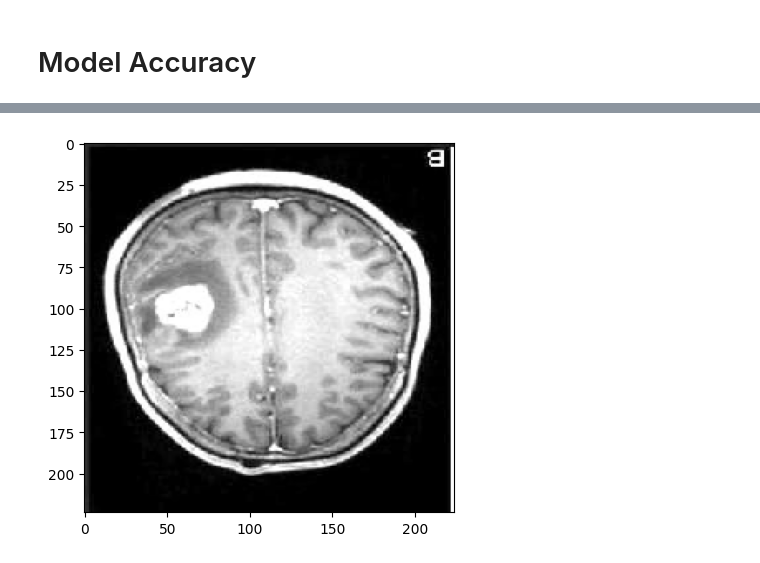
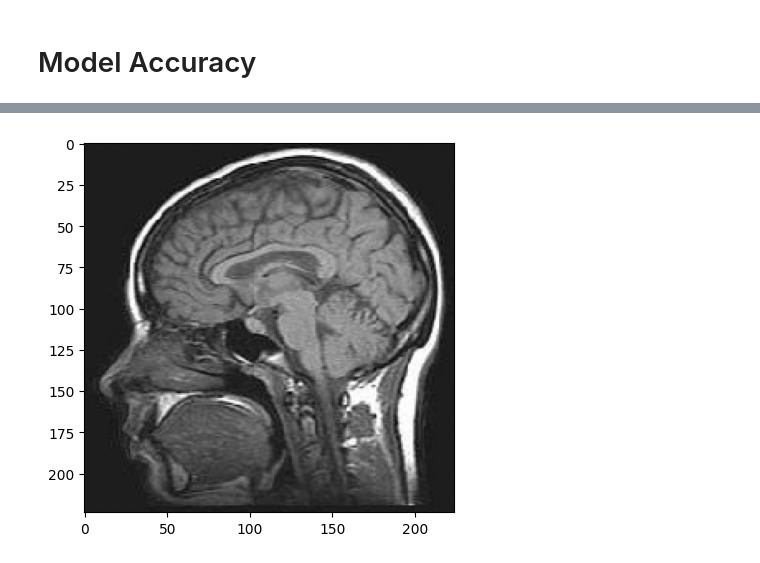
Before and after one commit to AnushkaSamaranayake/Cancer-Detection-using-Deep-Learning, a Jupyter notebook: cancer-detection-mobilenet.ipynb, the cells around one changed output, grey strips where cells are left out. Drawn from its saved outputs; the diff is of its cells as text; code cells hidden in the pictures.

```diff
--- a/cancer-detection-mobilenet.ipynb
+++ b/cancer-detection-mobilenet.ipynb
@@ -245,12 +257,10 @@ def inputImage(path):
     output : Image
     '''
 
-    img = load_img(path, target_size=(224,224))
-    input_arr = img_to_array(img)/255.0
-    input_arr = np.expand_dims(input_arr, axis=0)
+    img = image.load_img(path, target_size=(224,224))
 
-    plt.imshow(input_arr[0])
-    plt.show()
+    i = image.img_to_array(img)/255
+    input_arr = np.expand_dims(i, axis=0)
 
     return input_arr
 # %%
@@ -262,11 +272,17 @@ def inputImage(path):
 # input_arr = np.expand_dims(input_arr, axis=0)
 # plt.imshow(input_arr[0])
 # plt.show()
+image_arr = inputImage("Brain Tumor Data Set/Brain Tumor Data Set/Healthy/Not Cancer  (302).jpg")
 
-prediction = model.predict(inputImage("Brain Tumor Data Set/Brain Tumor Data Set/Brain Tumor/Cancer (1145).jpg"))[0][0]
+prediction = model.predict(image_arr)[0][0]
+#prediction = np.argmax(model.predict(image_arr)[0][0])
+#print(prediction)
 
-if prediction < 0.5:
-    print("This MRI is a Brain Tumor")
-else:
-    print("This MRI is Healthy")
+if prediction < 0.2:
+     print("This MRI is a Brain Tumor")
+elif prediction > 0.8:
+     print("This MRI is Healthy")
+
+plt.imshow(image_arr[0])
+plt.show()
 # %% [output]
@@ -273 +291 @@ else:
-[figure, old version]
+[figure, new version]
```
Also changed, not shown: parts of 21 cells of this notebook, 1 other file.
